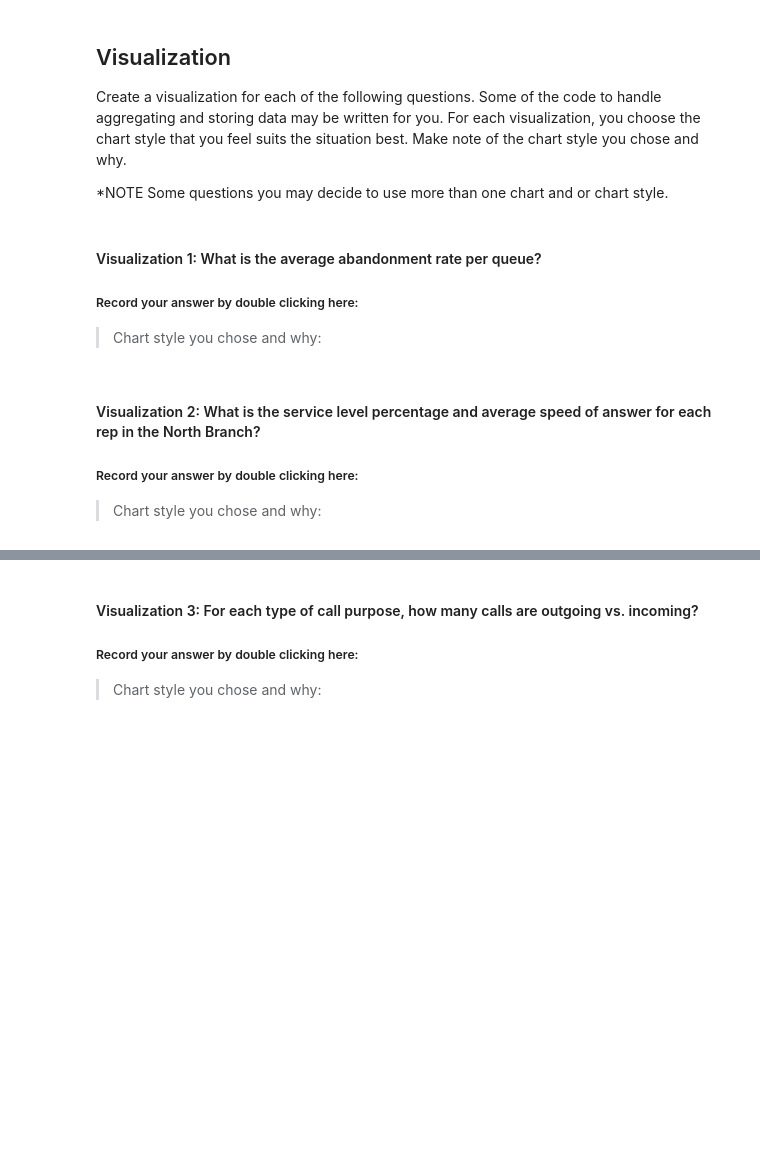
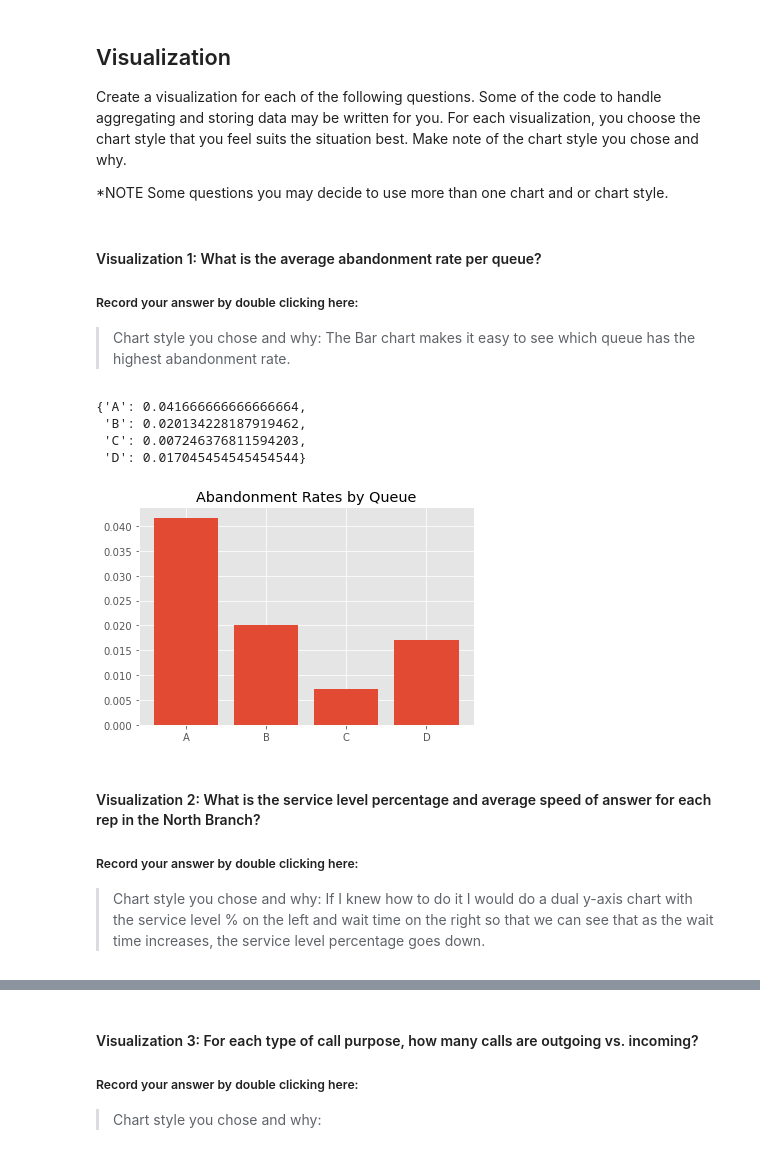
Before and after one commit to ARichards25/call-center-cleanup-assignment, a Jupyter notebook: Call_Center_Cleanup.ipynb, the cells around one changed output, grey strips where cells are left out. Cells and saved outputs as stored; diff of their text form; code cells hidden in the pictures; blank space fills up the shorter version.

```diff
--- a/Call_Center_Cleanup.ipynb
+++ b/Call_Center_Cleanup.ipynb
@@ -193,3 +243,6 @@ Before you begin answering any questions, combine the two datasets together to c
 * Add additional code blocks as needed to show how you came to your conclusions. Add comments in your code blocks to help others understand your thinking. Record your answer by double clicking the below cell.
 # %%
 # Create dataframe for the entire company named df
+total = [north_df, south_df]
+df = pd.concat(total)
+df
@@ -245,12 +410,13 @@ Create a visualization for each of the following questions. Some of the code to
 #### Visualization 1:  What is the average abandonment rate per queue?
 ##### Record your answer by double clicking here:
 
-> Chart style you chose and why:
+> Chart style you chose and why: The Bar chart makes it easy to see which queue has the highest abandonment rate.
 # %%
 # Create visualization 1 here
 # Import any additional libraries needed with alias
 
-
+style.use('ggplot')
+from datetime import datetime, timedelta
 
 # The dictionary abandonment_rates has the data you need.
 abandonment_rates = {}
@@ -259,12 +425,25 @@ queue_dict = df.groupby("Queue").agg("sum")
 for i in range(4):
     abandonment_rates[queues[i]] = queue_dict["Abandoned"][i] / queue_dict["Calls"][i]
 
-#Your Code Here:
+abandonment_rates
+# %% [output]
+{'A': 0.041666666666666664,
+ 'B': 0.020134228187919462,
+ 'C': 0.007246376811594203,
+ 'D': 0.017045454545454544}
+# %%
+names = list(abandonment_rates.keys())
+values = list(abandonment_rates.values())
+plt.bar(range(len(abandonment_rates)), values,tick_label=names)
+plt.title("Abandonment Rates by Queue")
+plt.show()
+# %% [output]
+[figure, added]
 # %% [markdown]
 #### Visualization 2: What is the service level percentage and average speed of answer for each rep in the North Branch?
 ##### Record your answer by double clicking here:
 
-> Chart style you chose and why:
+> Chart style you chose and why: If I knew how to do it I would do a dual y-axis chart with the service level % on the left and wait time on the right so that we can see that as the wait time increases, the service level percentage goes down.
 # %%
 # Create visualization 2 here
 # north_plt contains the data you need for the average speed of answer of each rep
```
Also changed, not shown: parts of 31 cells of this notebook.
